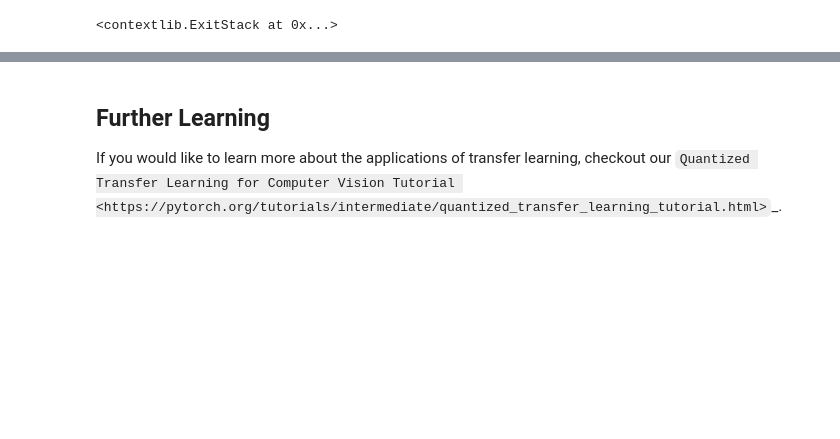
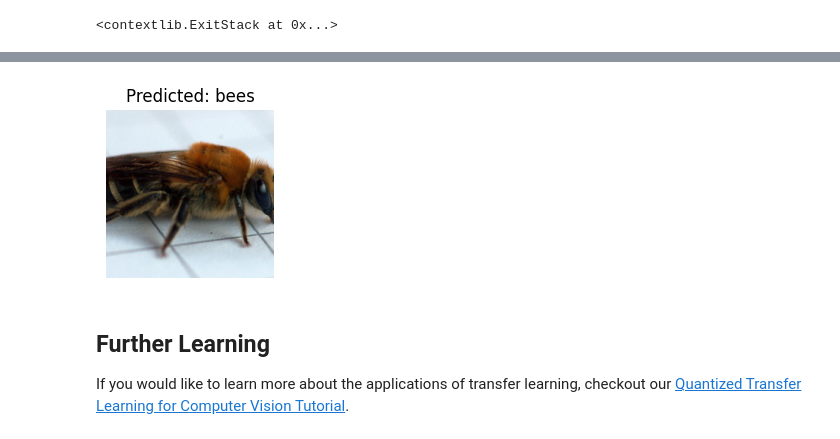
Before and after one commit to LaserBorg/ClassiFiTune, a Jupyter notebook: transfer_learning_tutorial.ipynb, the cells around one changed output, grey strips where cells are left out. Cells and saved outputs as stored; diff of their text form; code cells hidden in the pictures; blank space fills up the shorter version.

```diff
--- a/transfer_learning_tutorial.ipynb
+++ b/transfer_learning_tutorial.ipynb
@@ -368,6 +396,41 @@ plt.show()
+# %%
+def visualize_model_predictions(model,img_path, device="cpu"):
+    was_training = model.training
+    model.eval()
+
+    img = Image.open(img_path)
+    img = data_transforms['val'](img)
+    img = img.unsqueeze(0)
+    img = img.to(device)
+
+    with torch.no_grad():
+        outputs = model(img)
+        _, preds = torch.max(outputs, 1)
+
+        ax = plt.subplot(2,2,1)
+        ax.axis('off')
+        ax.set_title(f'Predicted: {class_names[preds[0]]}')
+        imshow(img.cpu().data[0])
+
+        model.train(mode=was_training)
+# %%
+device = "cpu"  # torch.device("cuda:0" if torch.cuda.is_available() else "cpu")
+model = model_ft  # model_conv
+
+model = model.to(device)
+
+visualize_model_predictions(
+    model,
+    img_path='data/hymenoptera_data/val/bees/2525379273_dcb26a516d.jpg',
+    device=device
+)
+
+plt.ioff()
+plt.show()
+# %% [output]
+[figure, added]
 # %% [markdown]
-Further Learning
------------------
+## Further Learning
 
 If you would like to learn more about the applications of transfer learning,
-checkout our `Quantized Transfer Learning for Computer Vision Tutorial <https://pytorch.org/tutorials/intermediate/quantized_transfer_learning_tutorial.html>`_.
+checkout our [Quantized Transfer Learning for Computer Vision Tutorial](https://pytorch.org/tutorials/intermediate/quantized_transfer_learning_tutorial.html).
```
Also changed, not shown: parts of 24 cells of this notebook, 4 other files.
